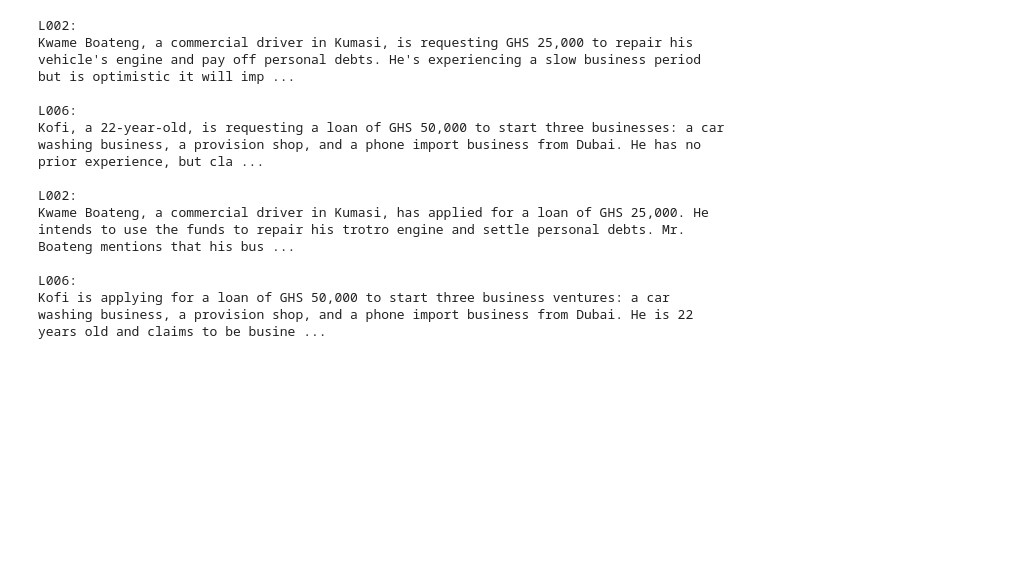
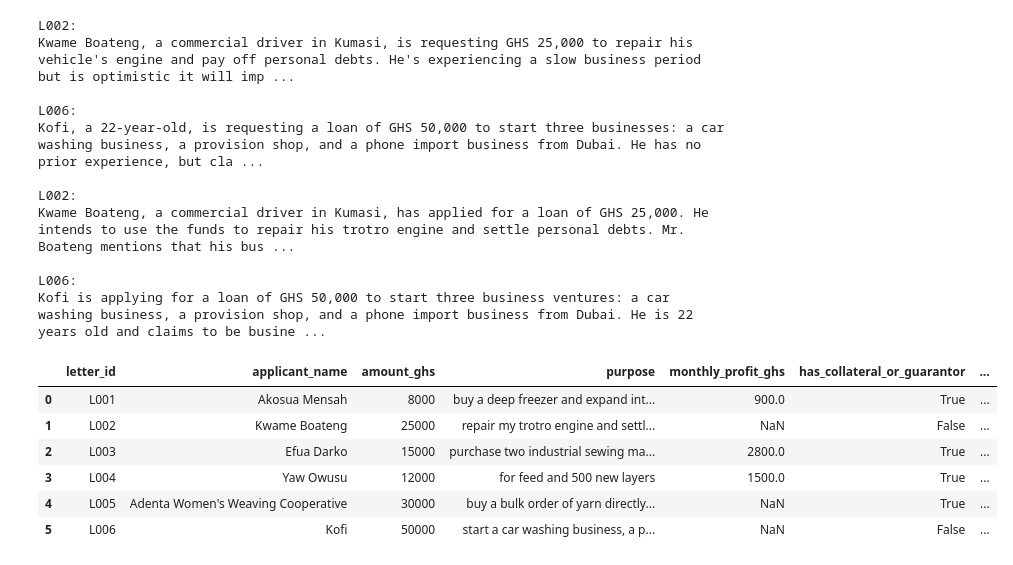
Before and after one commit to TheG0AT-0/lab-4-llm-decision-support, a Jupyter notebook: lab_4.ipynb, the cells around one changed output. Saved outputs shown, nothing was run; the diff lists cells and outputs as text; code cells hidden in the pictures; blank space fills up the shorter version.

Commit message:
Part 3.2 - Component 2: Structured Extraction (JSON)

````diff
--- a/lab_4.ipynb
+++ b/lab_4.ipynb
@@ -174,0 +215,46 @@ Kofi is applying for a loan of GHS 50,000 to start three business ventures: a ca
+# %%
+import json
+
+def extract_fields(letter_text):
+    prompt = EXTRACT_PROMPT.format(
+        fewshot_letter=FEWSHOT_LETTER,
+        fewshot_json=FEWSHOT_JSON,
+        letter=letter_text,
+    )
+    r = ask_llm(prompt, system_prompt=EXTRACT_SYSTEM, temperature=0, max_tokens=300)
+    raw = r.choices[0].message.content.strip()
+
+    if raw.startswith("```"):
+        raw = raw.strip("`")
+        if raw.startswith("json"):
+            raw = raw[4:]
+        raw = raw.strip()
+
+    try:
+        return json.loads(raw)
+    except json.JSONDecodeError:
+        print("Warning: could not parse JSON for this letter.")
+        print("Raw output was:", raw)
+        return None
+# %%
+import pandas as pd
+
+rows = []
+for lid in LETTERS:
+    fields = extract_fields(LETTERS[lid])
+    if fields is not None:
+        fields["letter_id"] = lid
+        rows.append(fields)
+
+df = pd.DataFrame(rows)
+df = df[["letter_id", "applicant_name", "amount_ghs", "purpose",
+         "monthly_profit_ghs", "has_collateral_or_guarantor", "repayment_months"]]
+df
+# %% [output]
+|  | letter_id | applicant_name | amount_ghs | purpose | monthly_profit_ghs | has_collateral_or_guarantor | ... |
+| 0 | L001 | Akosua Mensah | 8000 | buy a deep freezer and expand int... | 900.0 | True | ... |
+| 1 | L002 | Kwame Boateng | 25000 | repair my trotro engine and settl... | NaN | False | ... |
+| 2 | L003 | Efua Darko | 15000 | purchase two industrial sewing ma... | 2800.0 | True | ... |
+| 3 | L004 | Yaw Owusu | 12000 | for feed and 500 new layers | 1500.0 | True | ... |
+| 4 | L005 | Adenta Women's Weaving Cooperative | 30000 | buy a bulk order of yarn directly... | NaN | True | ... |
+| 5 | L006 | Kofi | 50000 | start a car washing business, a p... | NaN | False | ... |
````
Also changed, not shown: parts of 1 cell of this notebook.
